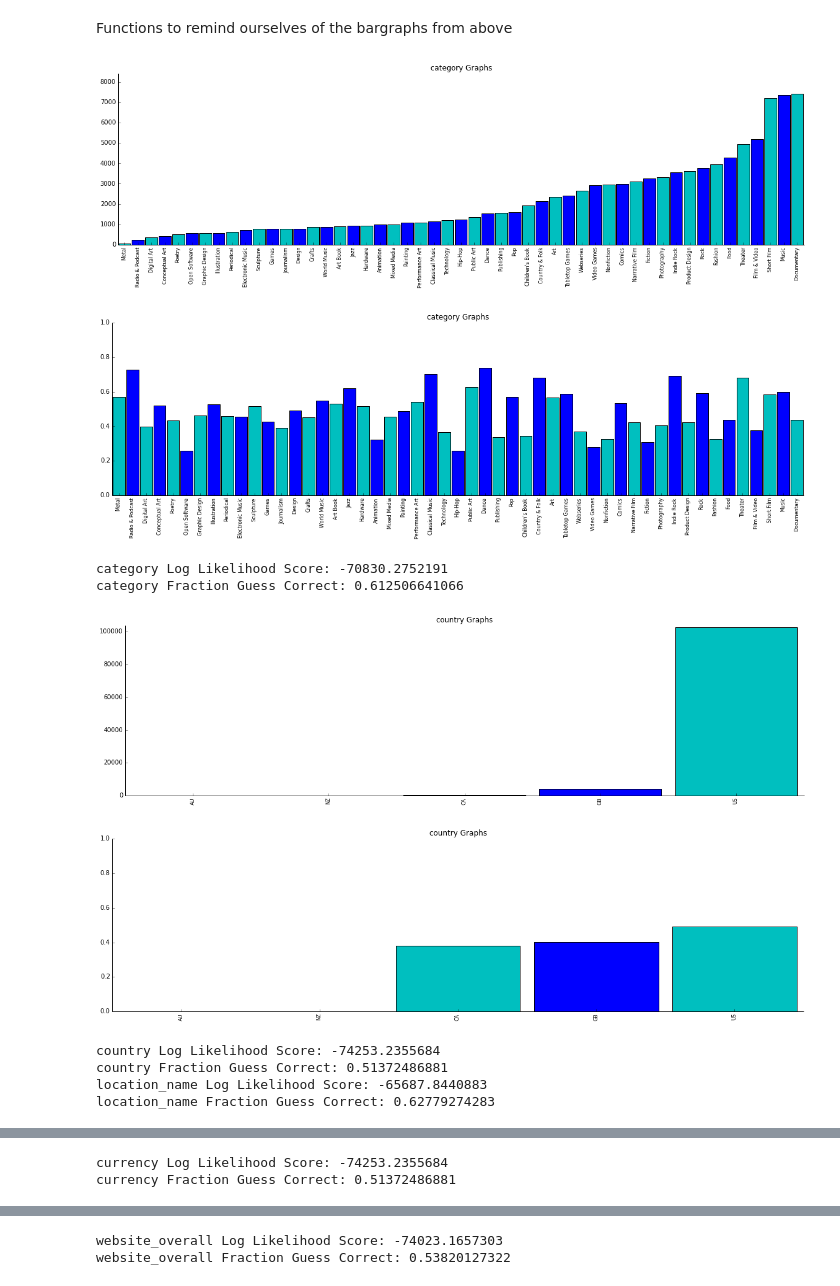
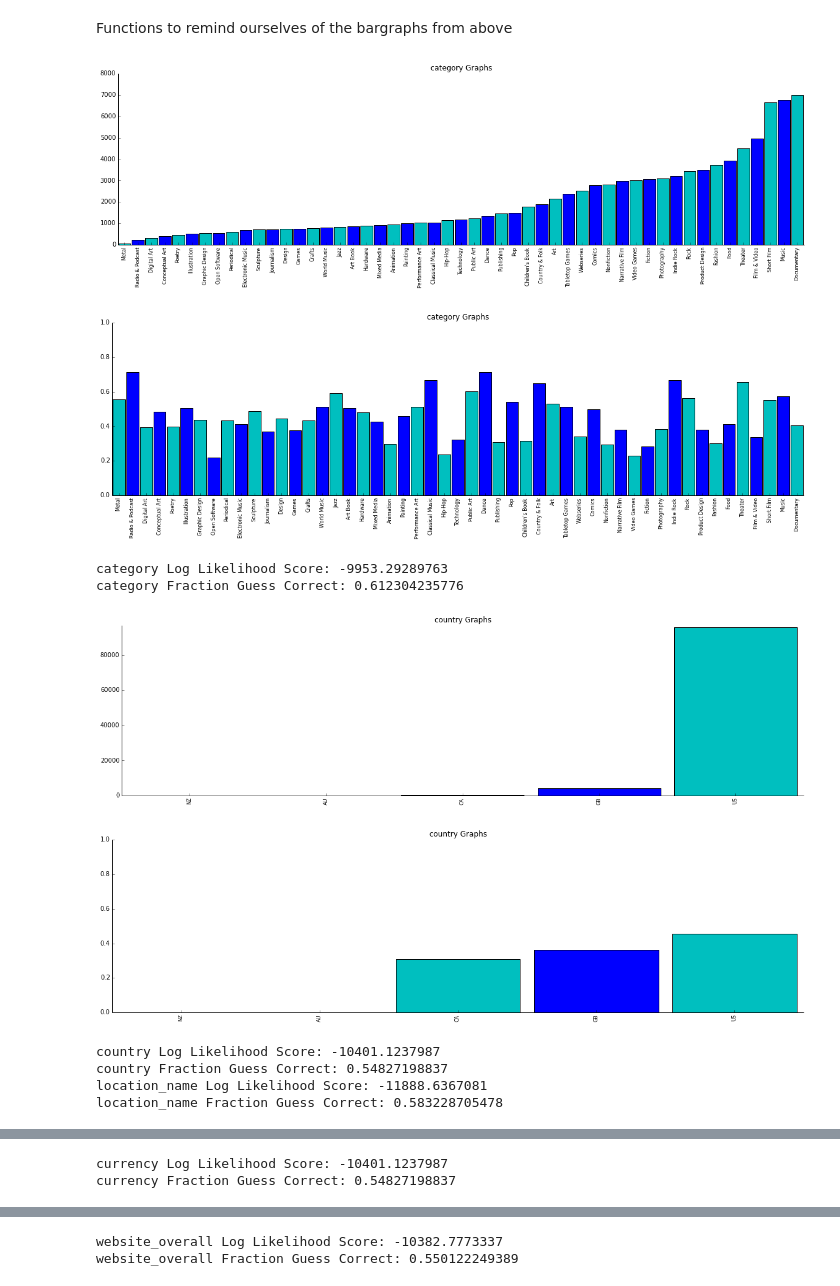
Before and after one commit to johnsturm/cs109, a Jupyter notebook: Process Book.ipynb, the cells around one changed output, grey strips where cells are left out. Drawn from its saved outputs; the diff is of its cells as text; code cells hidden in the pictures.

Commit message:
model_probs

```diff
--- a/Process Book.ipynb
+++ b/Process Book.ipynb
@@ -2741,4 +2750,4 @@ probs_df_train.to_csv('sub_model_predictions.csv')
 ### 3.2.1 - Framework
 # %%
 train_projects = pd.read_csv('train_projects.csv', index_col=0)
-train_projects.iloc[0,:]
+test_projects = pd.read_csv('test_projects.csv', index_col=0)
@@ -2943,35 +2934,37 @@ def fraction_correct(clf, x, y):
     guess = np.array([round(term, 0) for term in proba])
     return np.mean(guess == y)
 
-def categorical_model(df,grouping,title):
-    if len(set(list(df[grouping])))<=100:
-        hist_categorical_dist(df[grouping],title)
-        success_by_category(df[grouping],df[grouping][df.state == 'successful'],title)
+def categorical_model(train_df,test_df,grouping,title):
+    if len(set(list(train_df[grouping])))<=100:
+        hist_categorical_dist(train_df[grouping],title)
+        success_by_category(train_df[grouping],train_df[grouping][train_df.state == 'successful'],title)
     clf = Classifier()
-    x_set = np.array(df[grouping])
-    y_set = np.array([int(term == 'successful') for term in df.state])
-    clf.fit(x_set, y_set)
-    l = log_likelihood(clf, x_set, y_set)
-    frac_correct = fraction_correct(clf, x_set, y_set)
-    print grouping+' Log Likelihood Score: '+str(l)
-    print grouping+' Fraction Guess Correct: '+str(frac_correct)
+    x_set_train = np.array(train_df[grouping])
+    x_set_test = np.array(test_df[grouping])
+    y_set_train = np.array([int(term == 'successful') for term in train_df.state])
+    y_set_test = np.array([int(term == 'successful') for term in test_df.state])
+    clf.fit(x_set_train, y_set_train)
+    l = log_likelihood(clf, x_set_test, y_set_test)
+    frac_correct = fraction_correct(clf, x_set_test, y_set_test)
+    print grouping+' Log Likelihood Score: ' + str(l)
+    print grouping+' Fraction Guess Correct: ' + str(frac_correct)
     return clf
 # %%
 groupings = ['category','country','location_name','currency','website_overall']
 tuples_list = []
 for group in groupings:
     title = group+' Graphs'
-    clf = categorical_model(train_projects,group,title)
+    clf = categorical_model(train_projects,test_projects,group,title)
     tuples = (group,clf)
     tuples_list.append(tuples)
 # %% [output]
-[figure, old version]
+[figure, new version]
-[figure, old version]
+[figure, new version]
-category Log Likelihood Score: -70830.2752191
-category Fraction Guess Correct: 0.612506641066
+category Log Likelihood Score: -9953.29289763
+category Fraction Guess Correct: 0.612304235776
-[figure, old version]
+[figure, new version]
-[figure, old version]
+[figure, new version]
-country Log Likelihood Score: -74253.2355684
-country Fraction Guess Correct: 0.51372486881
-location_name Log Likelihood Score: -65687.8440883
-location_name Fraction Guess Correct: 0.62779274283
+country Log Likelihood Score: -10401.1237987
+country Fraction Guess Correct: 0.54827198837
+location_name Log Likelihood Score: -11888.6367081
+location_name Fraction Guess Correct: 0.583228705478
@@ -2980,2 +2973,2 @@ location_name Fraction Guess Correct: 0.62779274283
-currency Log Likelihood Score: -74253.2355684
-currency Fraction Guess Correct: 0.51372486881
+currency Log Likelihood Score: -10401.1237987
+currency Fraction Guess Correct: 0.54827198837
@@ -2984,3 +2977,3 @@ currency Fraction Guess Correct: 0.51372486881
-website_overall Log Likelihood Score: -74023.1657303
-website_overall Fraction Guess Correct: 0.53820127322
+website_overall Log Likelihood Score: -10382.7773337
+website_overall Fraction Guess Correct: 0.550122249389
 # %%
```
Also changed, not shown: parts of 15 cells of this notebook, 1 other file.
